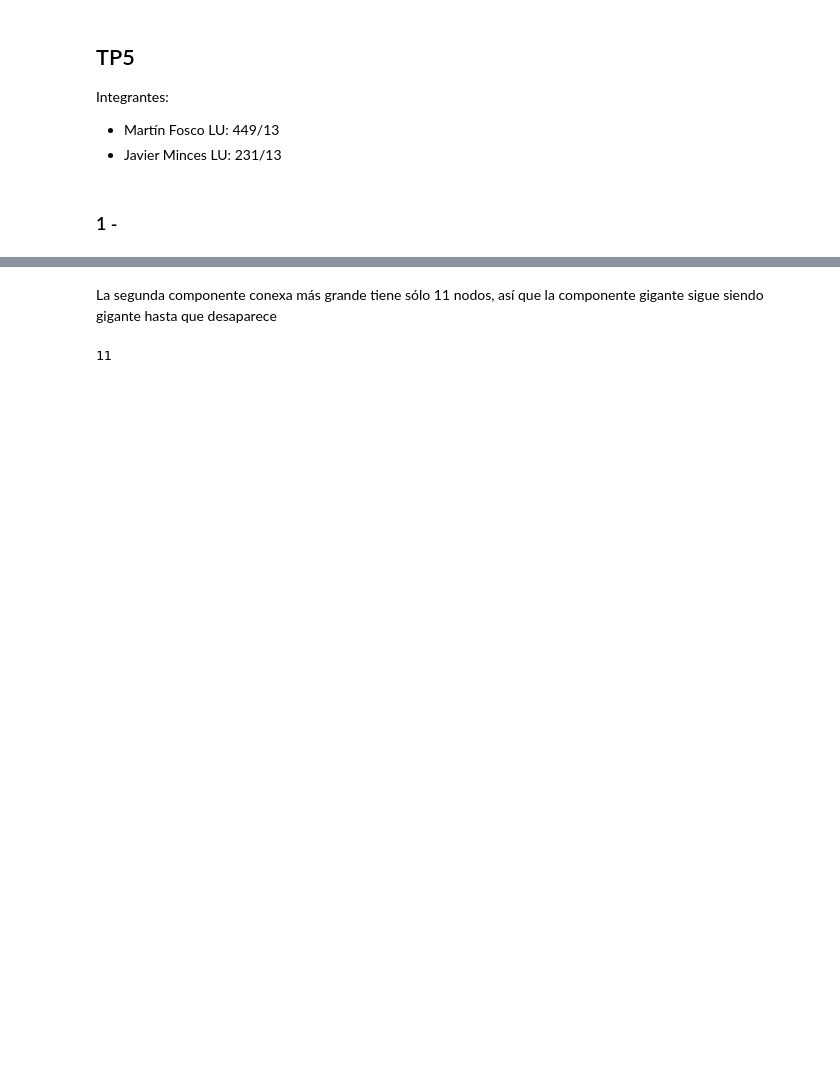
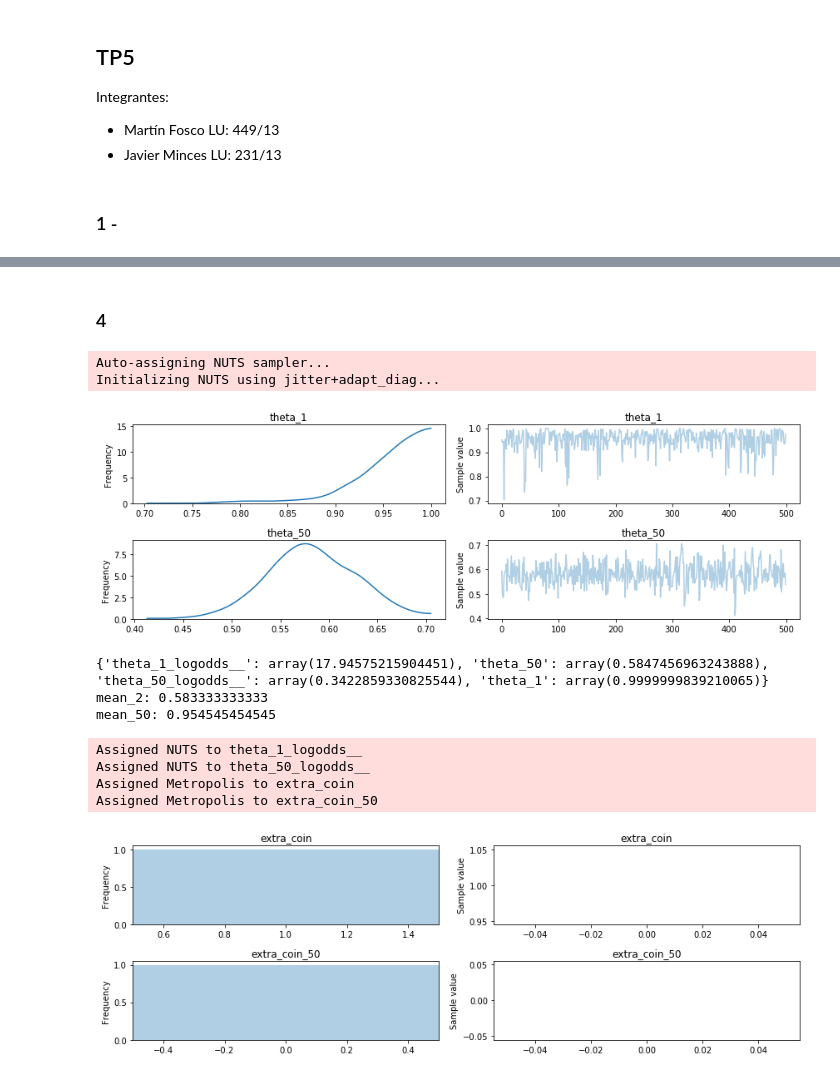
Before and after one commit to fhosen/CienciaDeDatos, a Jupyter notebook: TP5/TP5.ipynb, the cells around one changed output, grey strips where cells are left out. Saved outputs shown, nothing was run; the diff lists cells and outputs as text; code cells hidden in the pictures; blank space fills up the shorter version.

```diff
--- a/TP5/TP5.ipynb
+++ b/TP5/TP5.ipynb
@@ -151,12 +69,37 @@ plt.show()
-# %% [markdown]
-La segunda componente conexa más grande tiene sólo 11 nodos, así que la componente gigante sigue siendo gigante hasta que desaparece
-# %%
-def get_nodes_second_largest(graph):
-    graph_copy = graph.copy()
-    largest_nodes = list(get_largest_component(graph_copy).nodes())
-    graph_copy.remove_nodes_from(largest_nodes)
-    return get_largest_component(graph_copy).number_of_nodes()
-
-print get_nodes_second_largest(graph)
-# %% [output]
-11
+# %% [markdown]
+### 4
+# %%
+my_model = pm.Model()
+with my_model:
+    theta = pm.Beta("theta_1", 1, 1)
+    theta_50 = pm.Beta("theta_50", 50, 50)
+
+    posterior = pm.Binomial("posterior_1",n=20,p=theta,observed=20)
+    posterior_50 = pm.Binomial("posterior_50",n=20,p=theta_50,observed=20)
+    trace = pm.sample(500)
+    _ = pm.traceplot(trace)
+    plt.show()
+
+    M = pm.find_MAP(model = my_model)
+    print(M)
+    print ("mean_2: " + str(70.0/120.0))
+    print ("mean_50: " + str(21.0/22.0))
+
+    ### Theta y theta50 se modificaron
+    predict = pm.Binomial("extra_coin",n=1,p=theta)
+    predict_50 = pm.Binomial("extra_coin_50",n=1,p=theta_50)
+    trace_2 = pm.sample(1)
+    _ = pm.traceplot(trace_2, varnames = ["extra_coin", "extra_coin_50"])
+    plt.show()
+# %% [output]
+Auto-assigning NUTS sampler...
+Initializing NUTS using jitter+adapt_diag...
+[figure, added]
+{'theta_1_logodds__': array(17.94575215904451), 'theta_50': array(0.5847456963243888), 'theta_50_logodds__': array(0.3422859330825544), 'theta_1': array(0.9999999839210065)}
+mean_2: 0.583333333333
+mean_50: 0.954545454545
+Assigned NUTS to theta_1_logodds__
+Assigned NUTS to theta_50_logodds__
+Assigned Metropolis to extra_coin
+Assigned Metropolis to extra_coin_50
+[figure, added]
```
Also changed, not shown: parts of 17 cells of this notebook.
